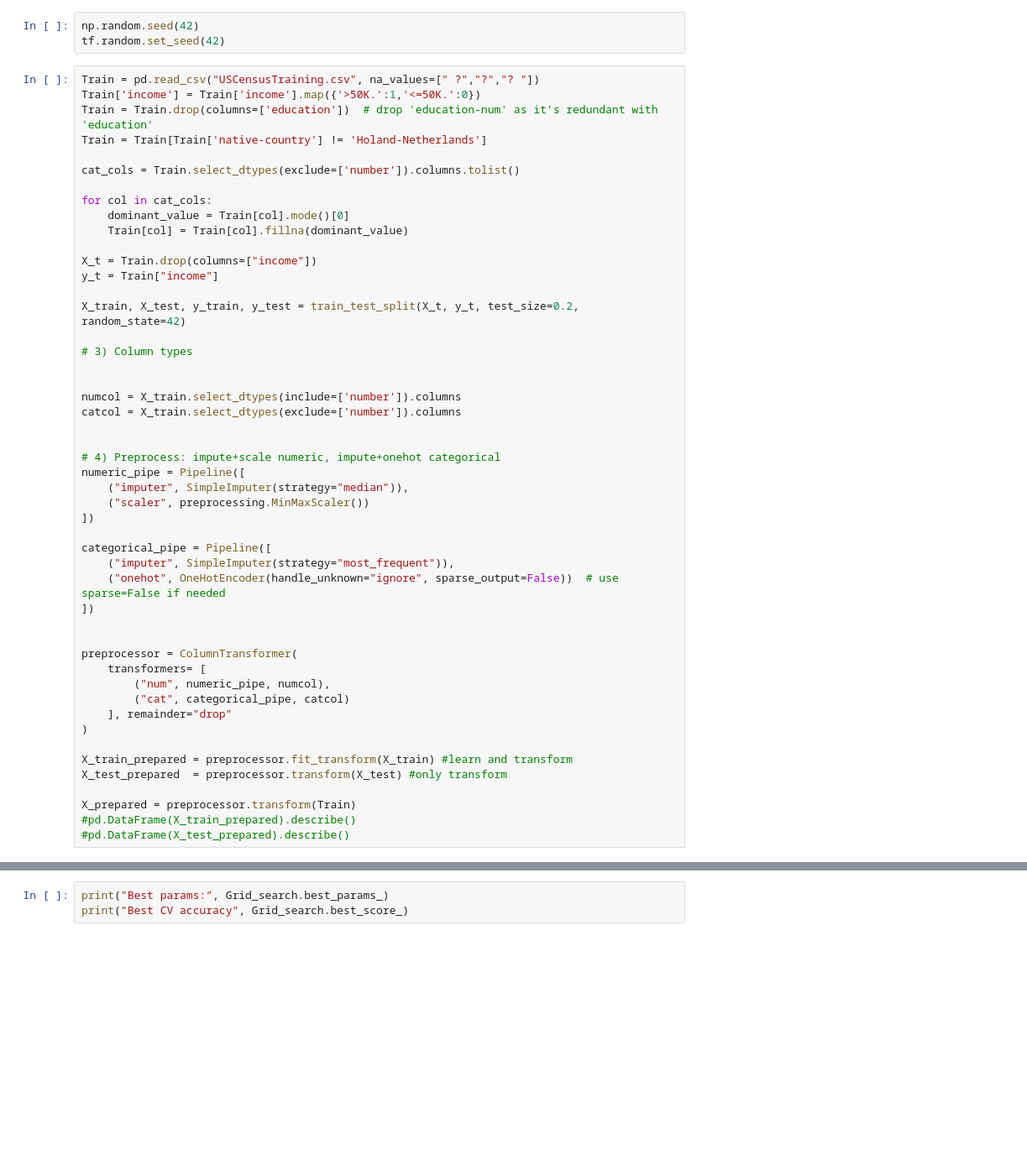
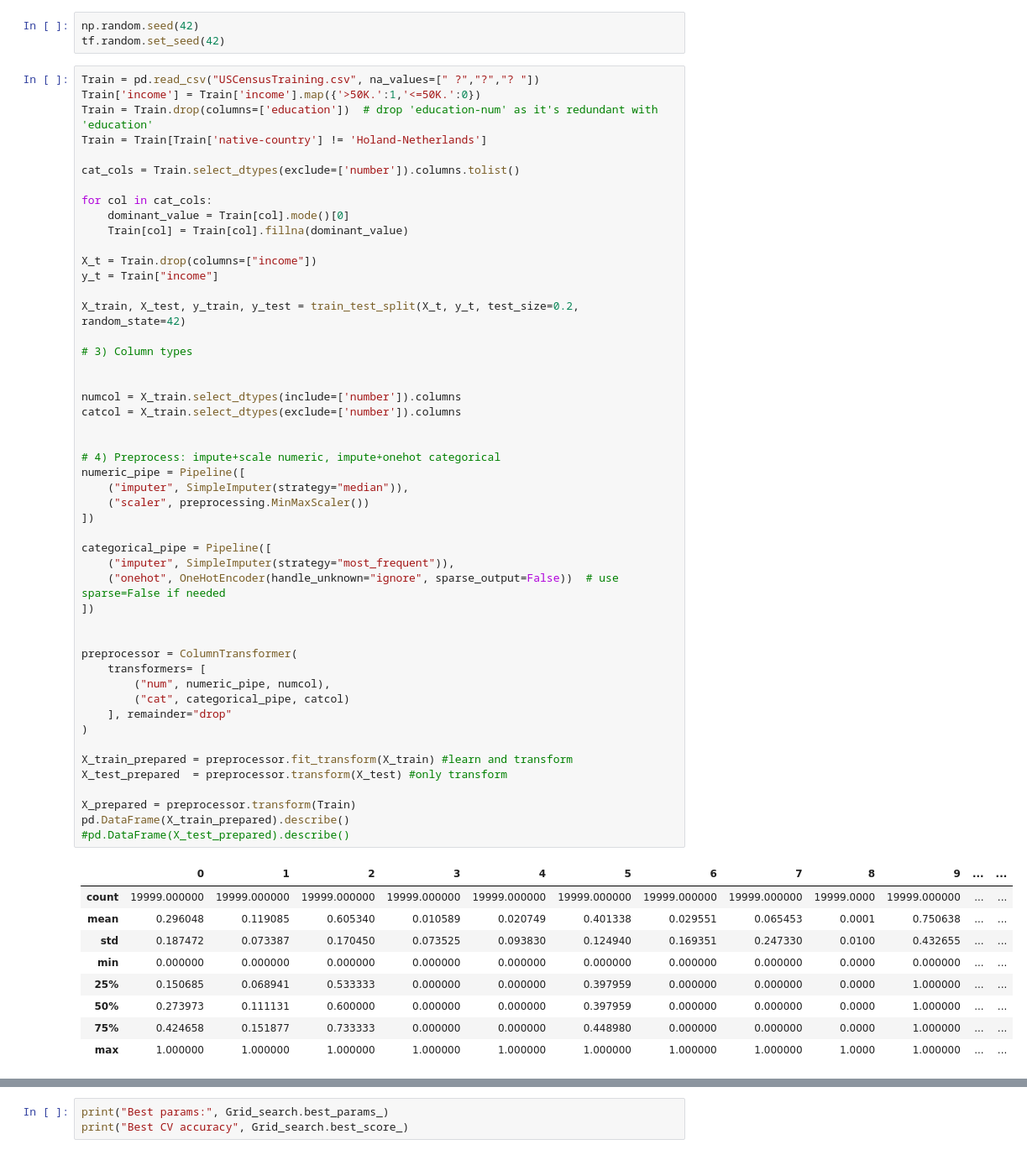
Before and after one commit to samirhendawi1/RSM8413GroupAssignment2_2025, a Jupyter notebook: PartOneAustinALT.ipynb, the cells around one changed output, grey strips where cells are left out. Shown at 84% size. Cells and saved outputs as stored; diff of their text form; blank space fills up the shorter version.

```diff
--- a/PartOneAustinALT.ipynb
+++ b/PartOneAustinALT.ipynb
@@ -45,31 +45,41 @@ X_train, X_test, y_train, y_test = train_test_split(X_t, y_t, test_size=0.2, ran
 
 
 numcol = X_train.select_dtypes(include=['number']).columns
 catcol = X_train.select_dtypes(exclude=['number']).columns
 
 
 # 4) Preprocess: impute+scale numeric, impute+onehot categorical
 numeric_pipe = Pipeline([
     ("imputer", SimpleImputer(strategy="median")),
     ("scaler", preprocessing.MinMaxScaler())
 ])
 
 categorical_pipe = Pipeline([
     ("imputer", SimpleImputer(strategy="most_frequent")),
     ("onehot", OneHotEncoder(handle_unknown="ignore", sparse_output=False))  # use sparse=False if needed
 ])
 
 
 preprocessor = ColumnTransformer(
     transformers= [
         ("num", numeric_pipe, numcol),
         ("cat", categorical_pipe, catcol)
     ], remainder="drop"
 )
 
 X_train_prepared = preprocessor.fit_transform(X_train) #learn and transform
 X_test_prepared  = preprocessor.transform(X_test) #only transform
 
 X_prepared = preprocessor.transform(Train)
-#pd.DataFrame(X_train_prepared).describe()
+pd.DataFrame(X_train_prepared).describe()
 #pd.DataFrame(X_test_prepared).describe()
+# %% [output]
+|  | 0 | 1 | 2 | 3 | 4 | 5 | 6 | 7 | 8 | 9 | ... | ... |
+| count | 19999.000000 | 19999.000000 | 19999.000000 | 19999.000000 | 19999.000000 | 19999.000000 | 19999.000000 | 19999.000000 | 19999.0000 | 19999.000000 | ... | ... |
+| mean | 0.296048 | 0.119085 | 0.605340 | 0.010589 | 0.020749 | 0.401338 | 0.029551 | 0.065453 | 0.0001 | 0.750638 | ... | ... |
+| std | 0.187472 | 0.073387 | 0.170450 | 0.073525 | 0.093830 | 0.124940 | 0.169351 | 0.247330 | 0.0100 | 0.432655 | ... | ... |
+| min | 0.000000 | 0.000000 | 0.000000 | 0.000000 | 0.000000 | 0.000000 | 0.000000 | 0.000000 | 0.0000 | 0.000000 | ... | ... |
+| 25% | 0.150685 | 0.068941 | 0.533333 | 0.000000 | 0.000000 | 0.397959 | 0.000000 | 0.000000 | 0.0000 | 1.000000 | ... | ... |
+| 50% | 0.273973 | 0.111131 | 0.600000 | 0.000000 | 0.000000 | 0.397959 | 0.000000 | 0.000000 | 0.0000 | 1.000000 | ... | ... |
+| 75% | 0.424658 | 0.151877 | 0.733333 | 0.000000 | 0.000000 | 0.448980 | 0.000000 | 0.000000 | 0.0000 | 1.000000 | ... | ... |
+| max | 1.000000 | 1.000000 | 1.000000 | 1.000000 | 1.000000 | 1.000000 | 1.000000 | 1.000000 | 1.0000 | 1.000000 | ... | ... |
```
Also changed, not shown: parts of 8 cells of this notebook.
